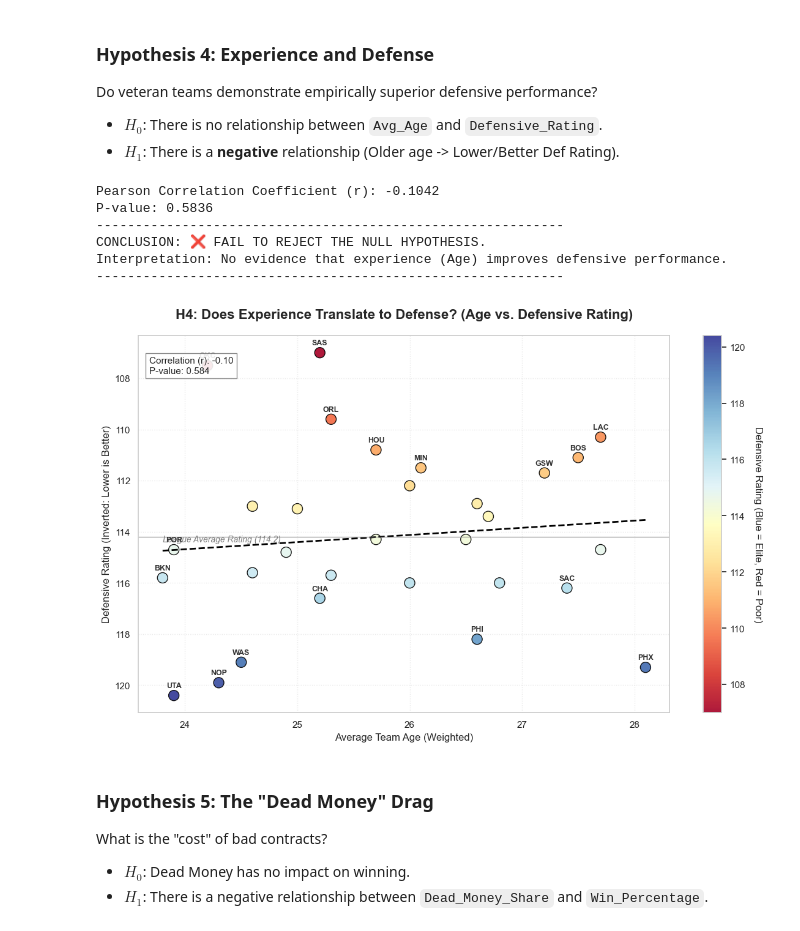
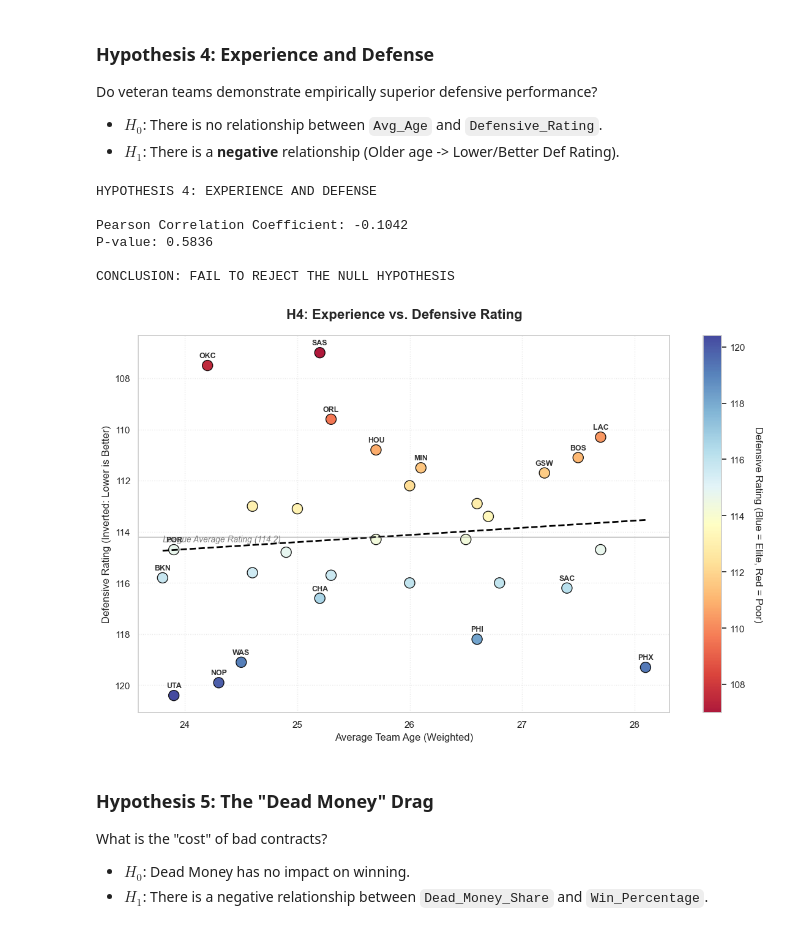
Before and after one commit to akoo57/DSA210_Akif, a Jupyter notebook: dsa.ipynb, the cells around one changed output. Drawn from its saved outputs; the diff is of its cells as text; code cells hidden in the pictures.

```diff
--- a/dsa.ipynb
+++ b/dsa.ipynb
@@ -239,67 +273,56 @@ Do veteran teams demonstrate empirically superior defensive performance?
 # %%
 r, p = stats.pearsonr(df['Avg_Age'], df['Defensive_Rating'])
 
-print(f"Pearson Correlation Coefficient (r): {r:.4f}")
+print("HYPOTHESIS 4: EXPERIENCE AND DEFENSE")
+print("")
+print(f"Pearson Correlation Coefficient: {r:.4f}")
 print(f"P-value: {p:.4f}")
-print("-" * 60)
-
+print("")
 if p < 0.05:
-    print("CONCLUSION: ✅ REJECT THE NULL HYPOTHESIS.")
-    if r < 0:
-        print("Interpretation: Significant negative correlation. Older teams indeed possess better defensive ratings.")
-    else:
-        print("Interpretation: Significant relationship, but older teams are performing worse defensively (Unexpected).")
+    print("CONCLUSION: REJECT THE NULL HYPOTHESIS")
+    print("Interpretation: Older teams demonstrate statistically superior defensive ratings.")
 else:
-    print("CONCLUSION: ❌ FAIL TO REJECT THE NULL HYPOTHESIS.")
-    print("Interpretation: No evidence that experience (Age) improves defensive performance.")
-print("-" * 60)
-
+    print("CONCLUSION: FAIL TO REJECT THE NULL HYPOTHESIS")
+print("")
 plt.figure(figsize=(14, 8))
-
 
 sc = plt.scatter(df['Avg_Age'], df['Defensive_Rating'],
                  c=df['Defensive_Rating'], cmap='RdYlBu', s=150, edgecolors='black', alpha=0.9)
 
 sns.regplot(data=df, x='Avg_Age', y='Defensive_Rating', scatter=False,
             color='black', line_kws={'linestyle': '--', 'linewidth': 2}, ci=None)
 
 avg_def = df['Defensive_Rating'].mean()
 plt.axhline(avg_def, color='gray', linestyle='-', linewidth=1, alpha=0.7)
 plt.text(df['Avg_Age'].min(), avg_def + 0.2, f'League Average Rating ({avg_def:.1f})',
          color='gray', fontsize=10, fontstyle='italic')
 
 for i in range(len(df)):
     dist_from_avg = abs(df['Defensive_Rating'].iloc[i] - avg_def)
 
     if dist_from_avg > 2.0 or df['Avg_Age'].iloc[i] > 28 or df['Avg_Age'].iloc[i] < 24:
         plt.text(x=df['Avg_Age'].iloc[i],
                  y=df['Defensive_Rating'].iloc[i] - 0.3,
                  s=df['Team'].iloc[i],
                  fontsize=9, fontweight='bold', color='#333333', ha='center')
 
-plt.title("H4: Does Experience Translate to Defense? (Age vs. Defensive Rating)", fontsize=16, fontweight='bold', pad=20)
+plt.title("H4: Experience vs. Defensive Rating", fontsize=16, fontweight='bold', pad=20)
 plt.xlabel("Average Team Age (Weighted)", fontsize=12)
 plt.ylabel("Defensive Rating (Inverted: Lower is Better)", fontsize=12)
-
 plt.gca().invert_yaxis()
 
 cbar = plt.colorbar(sc)
 cbar.set_label('Defensive Rating (Blue = Elite, Red = Poor)', rotation=270, labelpad=20)
-
-stats_text = f"Correlation (r): {r:.2f}\nP-value: {p:.3f}"
-plt.text(0.02, 0.90, stats_text, transform=plt.gca().transAxes,
-         fontsize=11, bbox=dict(facecolor='white', alpha=0.9, edgecolor='gray'))
-
 plt.grid(True, linestyle=':', alpha=0.4)
 plt.show()
 # %% [output]
-Pearson Correlation Coefficient (r): -0.1042
+HYPOTHESIS 4: EXPERIENCE AND DEFENSE
+
+Pearson Correlation Coefficient: -0.1042
 P-value: 0.5836
-------------------------------------------------------------
-CONCLUSION: ❌ FAIL TO REJECT THE NULL HYPOTHESIS.
-Interpretation: No evidence that experience (Age) improves defensive performance.
-------------------------------------------------------------
+
+CONCLUSION: FAIL TO REJECT THE NULL HYPOTHESIS
-[figure, old version]
+[figure, new version]
 # %% [markdown]
 ### Hypothesis 5: The "Dead Money" Drag
 What is the "cost" of bad contracts?
```
Also changed, not shown: parts of 6 cells of this notebook.
